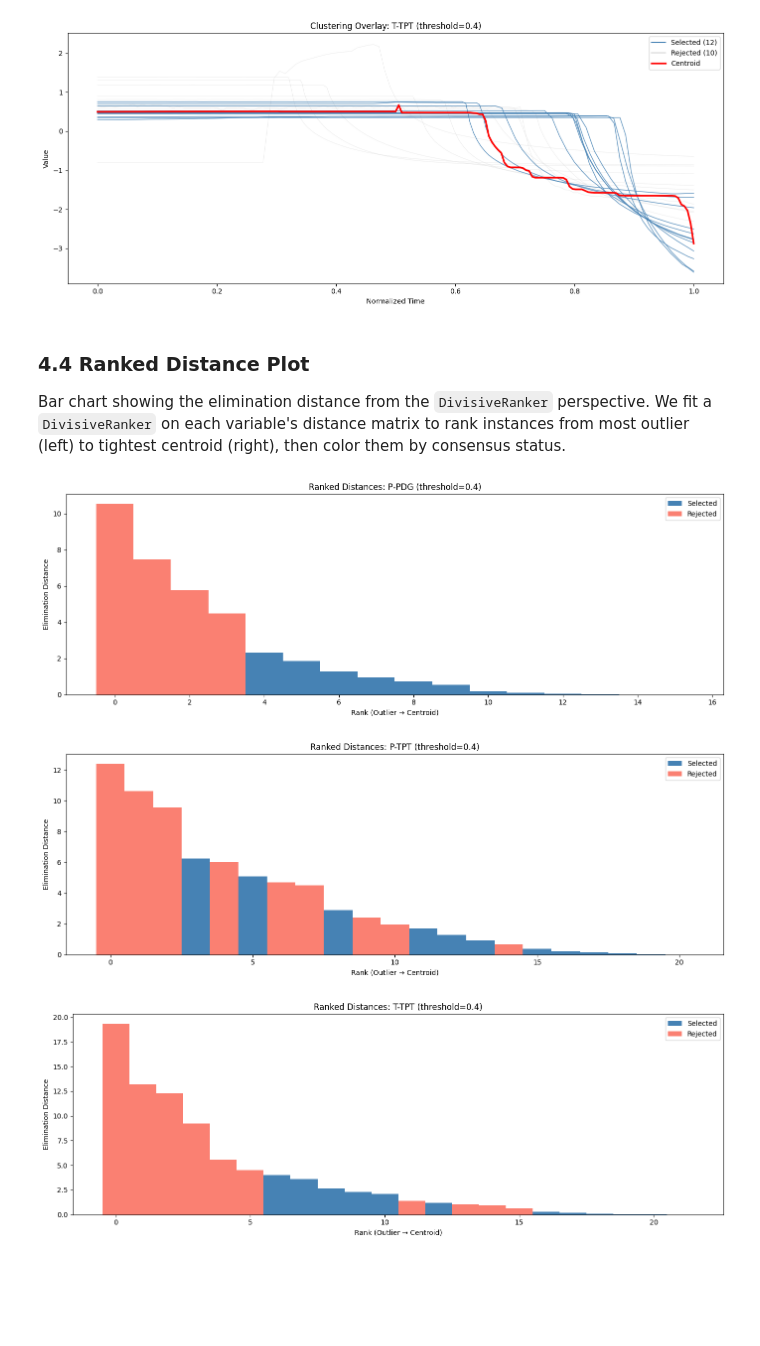
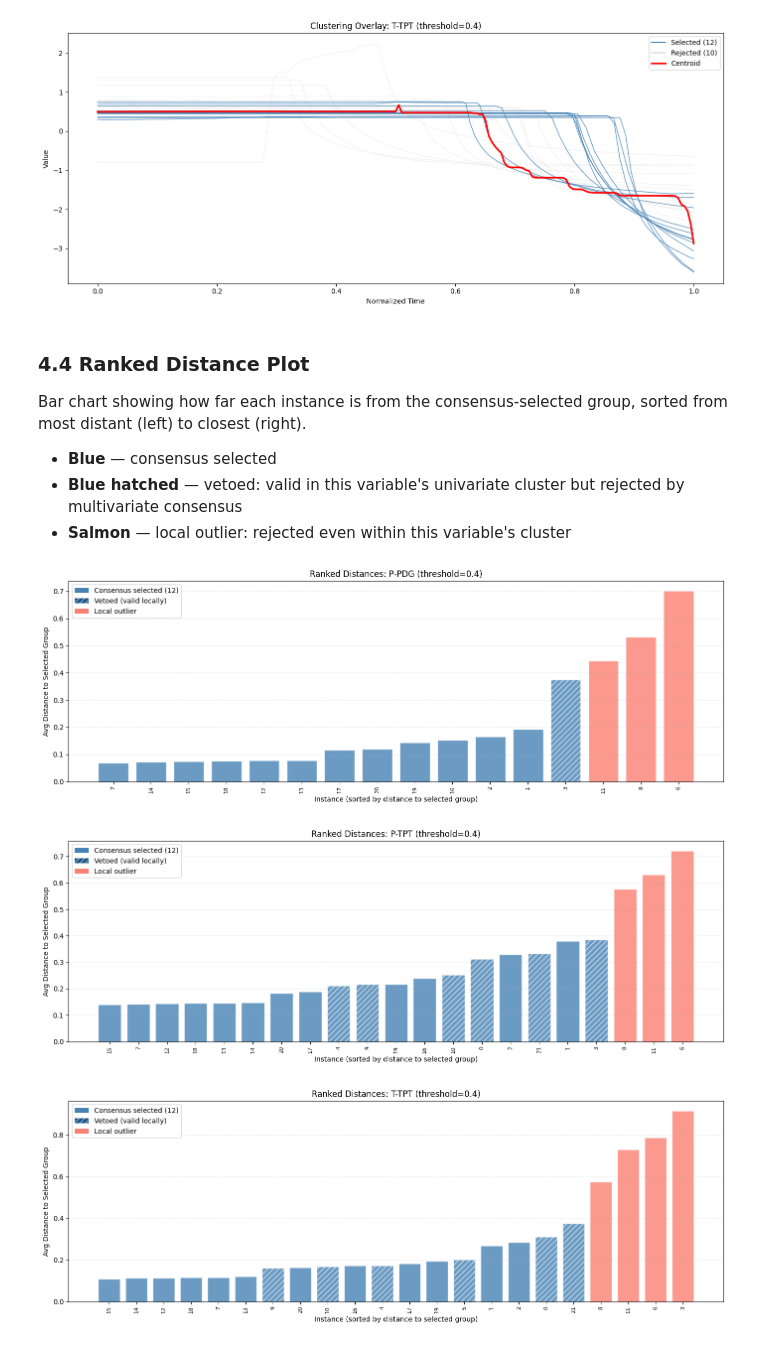
Before and after one commit to RalphVita/3W, a Jupyter notebook: docs/notebooks/clustering_pipeline_examples.ipynb, the cells around one changed output. Cells and saved outputs as stored; diff of their text form; code cells hidden in the pictures; blank space fills up the shorter version.

Commit message:
Improve the ranked distance plot

```diff
--- a/docs/notebooks/clustering_pipeline_examples.ipynb
+++ b/docs/notebooks/clustering_pipeline_examples.ipynb
@@ -317,33 +317,31 @@ Selected 12 instances at threshold 0.4
 # %% [markdown]
 ### 4.4 Ranked Distance Plot
 
-Bar chart showing the elimination distance from the `DivisiveRanker` perspective. We fit a `DivisiveRanker` on each variable's distance matrix to rank instances from most outlier (left) to tightest centroid (right), then color them by consensus status.
+Bar chart showing how far each instance is from the consensus-selected group, sorted from most distant (left) to closest (right).
+
+- **Blue** — consensus selected
+- **Blue hatched** — vetoed: valid in this variable's univariate cluster but rejected by multivariate consensus
+- **Salmon** — local outlier: rejected even within this variable's cluster
 # %%
-from ThreeWToolkit.clustering import DivisiveRanker
-from ThreeWToolkit.core.base_clustering import DivisiveClusteringConfig
-
 for var in valid_vars:
     model = trained_models[var]
     local_mapping = valid_indices_map[var]
 
-    # Map global selection to local indices
     local_selection = [
         local_mapping.index(g) for g in selected_global if g in local_mapping
     ]
-
-    # Fit divisive ranker on the normalized distance matrix
-    ranker = DivisiveRanker(DivisiveClusteringConfig())
-    ranker.fit(model.distance_matrix_normalized_)
+    local_univariate = model.find_main_cluster_indices(CONSENSUS_THRESHOLD)
 
     viz = RankedDistancePlot(
-        ranker.ranking_,
-        ranker.elimination_distances_,
+        model.distance_matrix_normalized_,
         local_selection,
+        univariate_indices=local_univariate,
+        instance_labels=local_mapping,
         title=f"Ranked Distances: {var} (threshold={CONSENSUS_THRESHOLD})",
     )
     fig, ax = viz.plot()
     plt.show()
 # %% [output]
-[figure, old version]
+[figure, new version]
-[figure, old version]
+[figure, new version]
-[figure, old version]
+[figure, new version]
```
Also changed, not shown: 1 other file.
